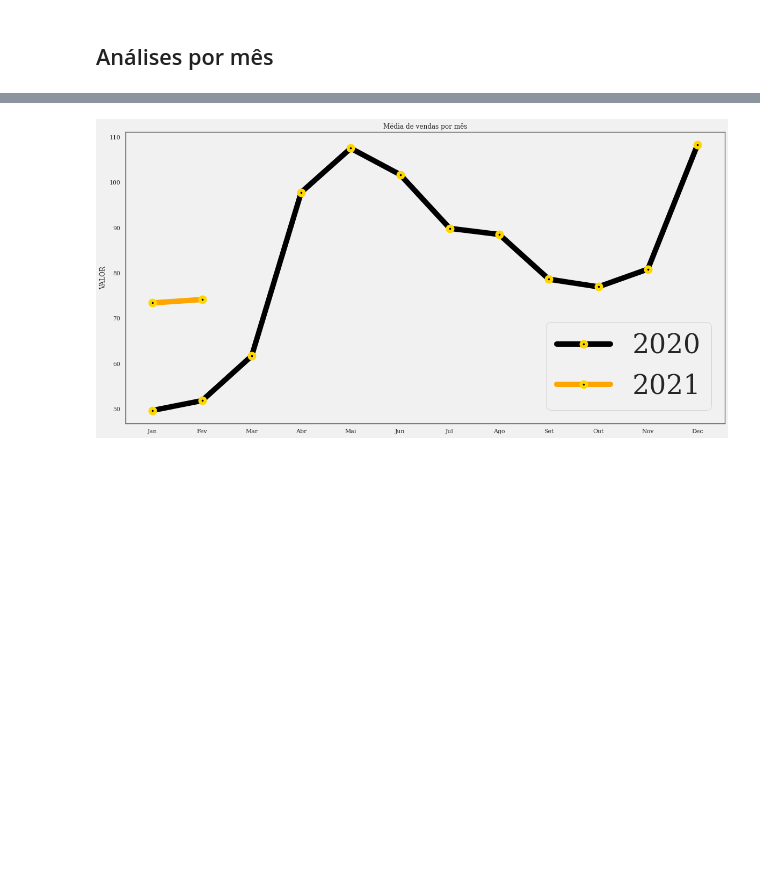
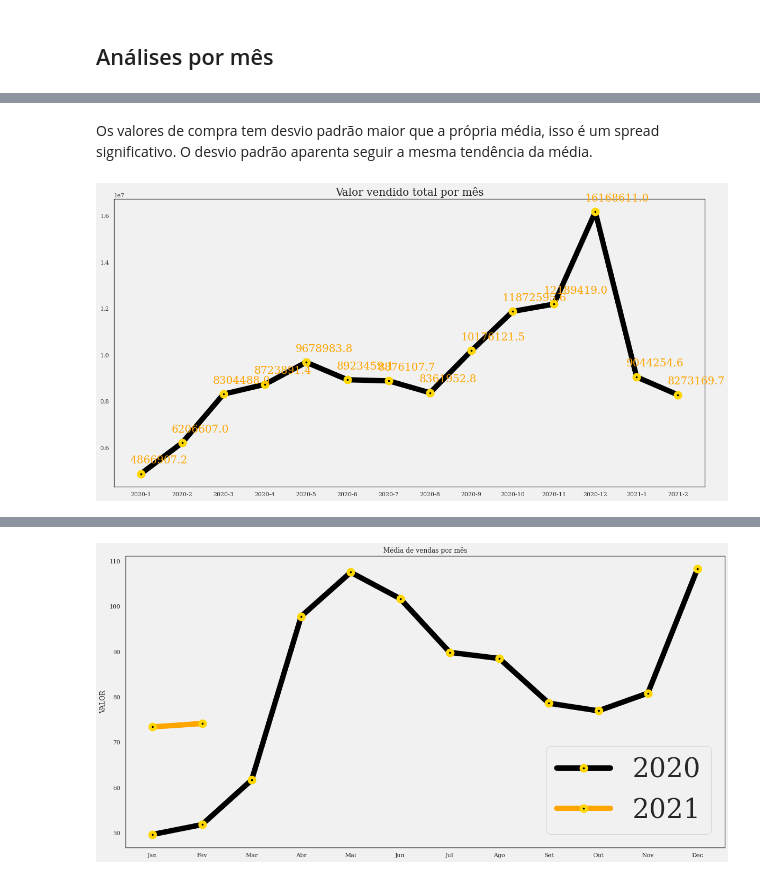
Before and after one commit to marcos-mansur/vlabs-challenge, a Jupyter notebook: Notebook/EDA.ipynb, the cells around one changed output, grey strips where cells are left out. Saved outputs shown, nothing was run; the diff lists cells and outputs as text; code cells hidden in the pictures; blank space fills up the shorter version.

```diff
--- a/Notebook/EDA.ipynb
+++ b/Notebook/EDA.ipynb
@@ -270,0 +241,17 @@ sns.lineplot(x=df['DT_VENDA'],y=df['VALOR'])
+# %% [markdown]
+Os valores de compra tem desvio padrão maior que a própria média, isso é um spread significativo. O desvio padrão aparenta seguir a mesma tendência da média.
+# %%
+fig, axis = plt.subplots(figsize=(20,10))
+plt.plot(total_mes['VALOR'], marker='o', linewidth=10, mec='gold',mfc='black',mew=10,color='black')
+plt.title('Valor vendido total por mês', fontsize=20)
+for a,b in zip(total_mes.index, round(total_mes['VALOR'],1)):
+    plt.annotate(str(b),
+                 xy=(a,b),
+                 xytext=(-20,20),
+                 textcoords='offset points',
+                 color='orange',
+                 fontsize=20,
+                 #arrowprops=dict(facecolor='orange')
+                )
+# %% [output]
+[figure, added]
```
Also changed, not shown: parts of 23 cells of this notebook, 1 other file.
